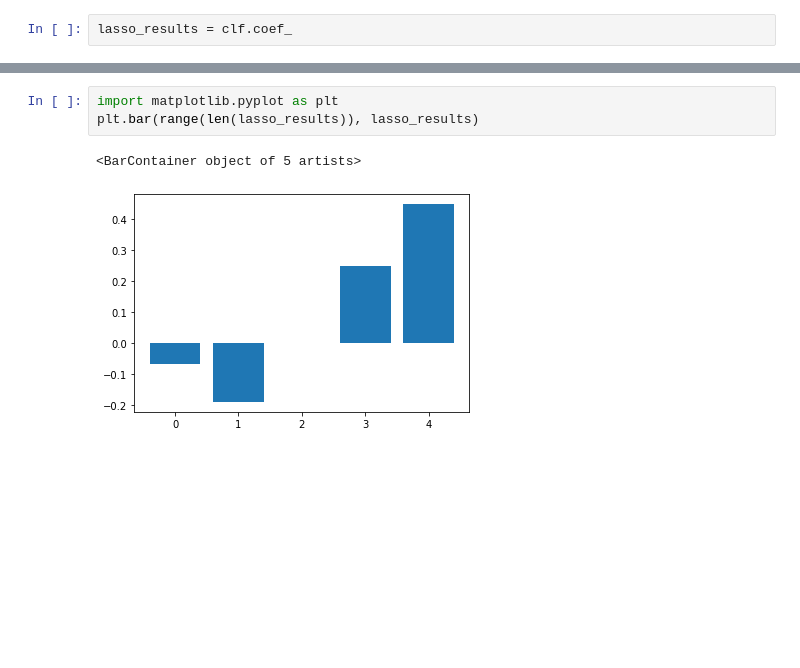
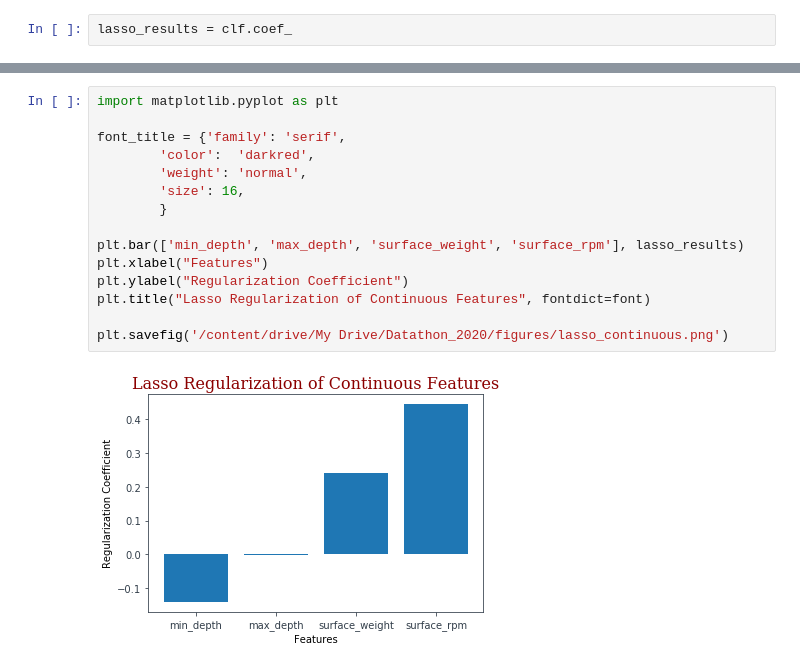
Before and after one commit to dtang5/Datathon_2020, a Jupyter notebook: dt_regularization.ipynb, the cells around one changed output, grey strips where cells are left out. Saved outputs shown, nothing was run; the diff lists cells and outputs as text; blank space fills up the shorter version.

Commit message:
finished regularization and added figures

```diff
--- a/dt_regularization.ipynb
+++ b/dt_regularization.ipynb
@@ -122,6 +138,17 @@ array([-6.85665886e-02, -1.89030177e-01, -1.08547150e-04,  2.48691103e-01,
-# %%
-import matplotlib.pyplot as plt
-plt.bar(range(len(lasso_results)), lasso_results)
-# %% [output]
-<BarContainer object of 5 artists>
-[figure, removed]
+# %%
+import matplotlib.pyplot as plt
+
+font_title = {'family': 'serif',
+        'color':  'darkred',
+        'weight': 'normal',
+        'size': 16,
+        }
+
+plt.bar(['min_depth', 'max_depth', 'surface_weight', 'surface_rpm'], lasso_results)
+plt.xlabel("Features")
+plt.ylabel("Regularization Coefficient")
+plt.title("Lasso Regularization of Continuous Features", fontdict=font)
+
+plt.savefig('/content/drive/My Drive/Datathon_2020/figures/lasso_continuous.png')
+# %% [output]
+[figure, added]
```
Also changed, not shown: parts of 6 cells of this notebook, 1 other file.
